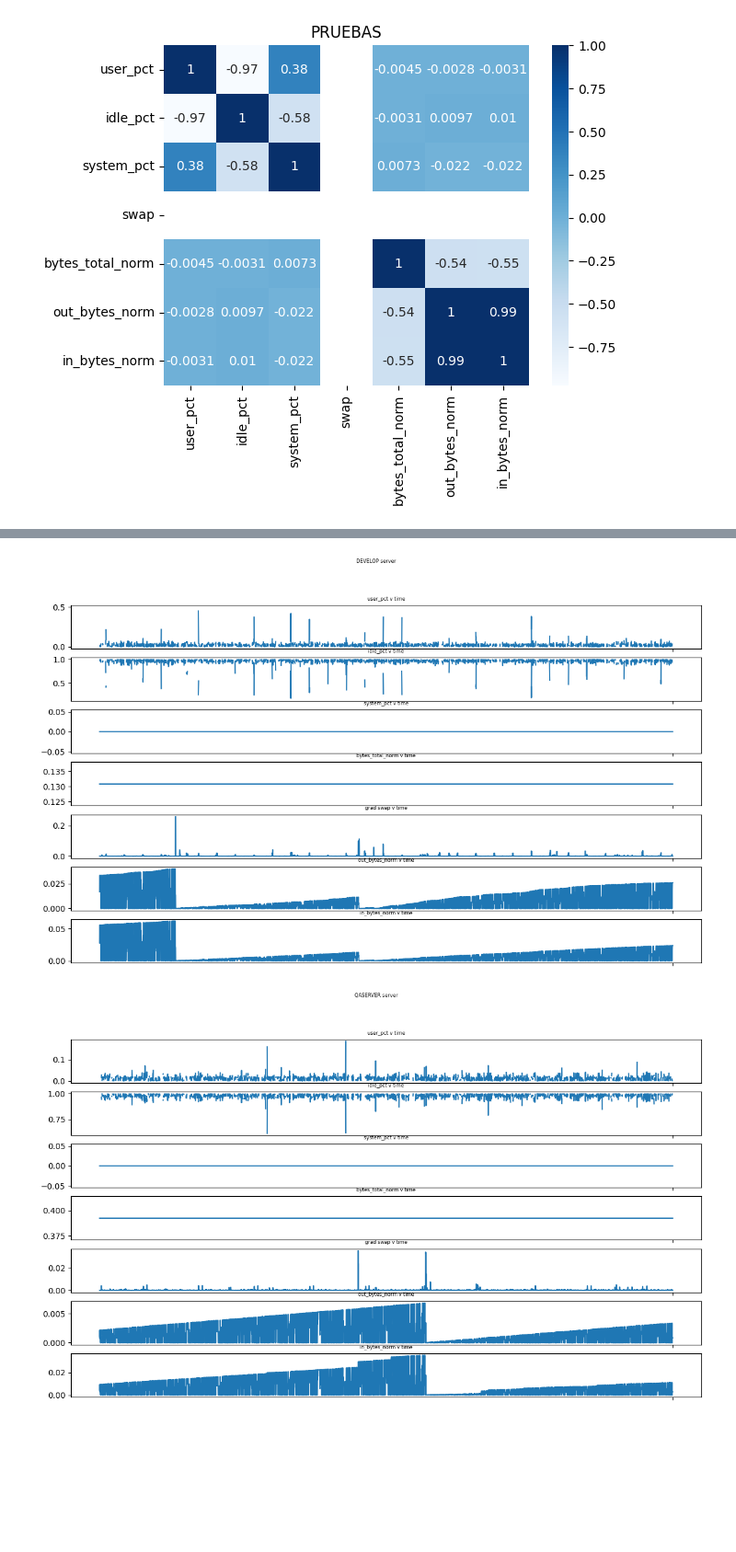
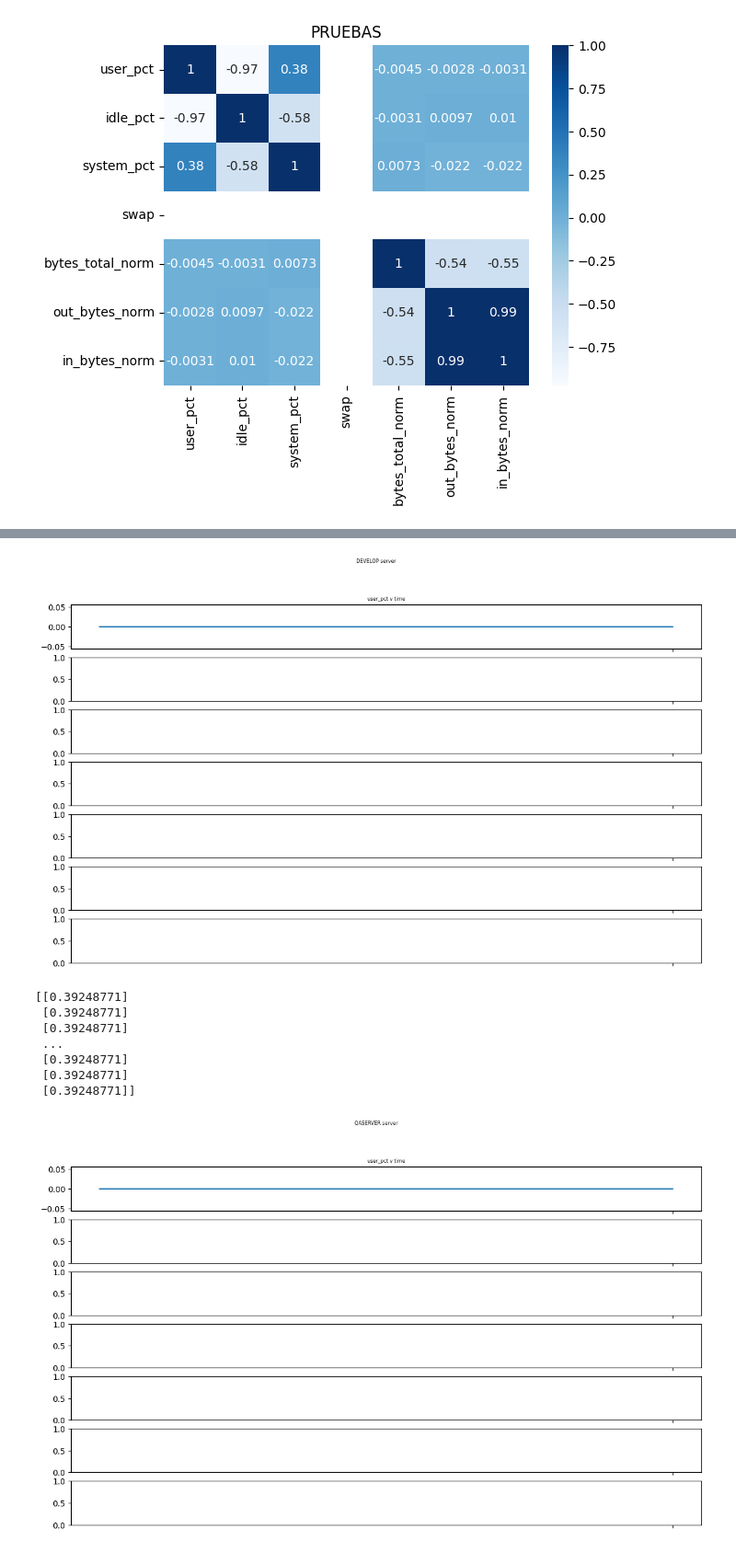
Before and after one commit to ModifiedBear/DSC-Datathon, a Jupyter notebook: RETIME.ipynb, the cells around one changed output, grey strips where cells are left out. Shown at 92% size. Cells and saved outputs as stored; diff of their text form; code cells hidden in the pictures; blank space fills up the shorter version.

```diff
--- a/RETIME.ipynb
+++ b/RETIME.ipynb
@@ -42,7 +42,7 @@ def plot(name):
     data = data.drop(["swap_norm","bytes_total","out_bytes","in_bytes","actual_used_bytes","free","actual_used_pct","swap_free"],axis=1)
 
     time = data["@timestamp"]
-    time = time[1:]
+    time = time
     time_tick = [""]#data["@timestamp"][::500]
 
     user_pct = data["user_pct"]
@@ -54,66 +54,75 @@ def plot(name):
     in_bytes_norm = data["in_bytes_norm"]
 
     N_bytes_total_norm = np.zeros((len(out_bytes_norm),1))
+    C_bytes_tot = 0
     N_out_bytes = np.zeros((len(out_bytes_norm),1))
+    C_bytes_out = 0
     N_in_bytes = np.zeros((len(out_bytes_norm),1))
+    C_bytes_in = 0
     N_swap = np.zeros((len(out_bytes_norm),1))
+    C_swap = 0
 
     for i in range(len(out_bytes_norm)):
         if (np.isnan(out_bytes_norm[i])==True):
-            if i == 0:
-                N_out_bytes[i] = 0
-            else:
+            if i != 0:
                 N_out_bytes[i] = N_out_bytes[i-1]
+        elif (C_bytes_out == 0):
+            N_out_bytes[i] = out_bytes_norm[i]
+            C_bytes_out = i
         else:
             N_out_bytes[i] = out_bytes_norm[i]
         if (np.isnan(in_bytes_norm[i])==True):
-            if i == 0:
-                N_in_bytes[i] = in_bytes_norm[i+1]
-            else:
+            if i != 0:
                 N_in_bytes[i] = N_in_bytes[i-1]
+        elif(C_bytes_in == 0):
+            N_in_bytes[i] = in_bytes_norm[i]
+            C_bytes_in = i
         else:
             N_in_bytes[i] = in_bytes_norm[i]
         if (np.isnan(swap[i])==True):
-            if i == 0:
-                N_swap[i] = 0
-            else:
+            if i != 0:
                 N_swap[i] = N_swap[i-1]
+        elif(C_swap == 0):
+            N_swap[i] = swap[i]
+            C_swap = i
         else:
             N_swap[i] = swap[i]
         if (np.isnan(bytes_total_norm[i])==True):
-            if i == 0:
-                N_bytes_total_norm[i] = 0
-            else:
+            if i != 0:
                 N_bytes_total_norm[i] = N_bytes_total_norm[i-1]
+        elif(C_bytes_tot == 0):
+            N_bytes_total_norm[i] = bytes_total_norm[i]
+            C_bytes_tot = i
         else:
             N_bytes_total_norm[i] = bytes_total_norm[i]
+    N_bytes_total_norm[0] = N_bytes_total_norm[1]
 
-    grad_tot_byte = np.abs(np.gradient(N_bytes_total_norm[1:].flatten()))
-    grad_swap = np.abs(np.gradient(N_swap[1:].flatten()))
+    grad_tot_byte = np.abs(np.gradient(N_bytes_total_norm[C_bytes_tot+1:].flatten()))
+    grad_swap = np.abs(np.gradient(N_swap[C_swap + 1:].flatten()))
 
     fig, (ax1, ax2, ax3, ax4, ax5, ax6, ax7) = plt.subplots(7,sharex=True,figsize=(14,8))
     fig.suptitle(name + " server",fontsize = 6)
 
-    ax1.plot(time, user_pct[1:])
+    ax1.plot(time[C_bytes_tot+1:], grad_tot_byte)
     ax1.set_title("user_pct v time",fontsize = 6)
 
-    ax2.plot(time, idle_pct[1:])
-    ax2.set_title("idle_pct v time",fontsize = 6)
+    # ax2.plot(time, idle_pct[1:])
+    # ax2.set_title("idle_pct v time",fontsize = 6)
 
-    ax3.plot(time, grad_tot_byte)
-    ax3.set_title("grad_tot_byte v time",fontsize = 6)
+    # ax3.plot(time, grad_tot_byte)
+    # ax3.set_title("grad_tot_byte v time",fontsize = 6)
 
-    ax4.plot(time, N_bytes_total_norm[1:])
-    ax4.set_title("bytes_total_norm v time",fontsize = 6)
+    # ax4.plot(time, N_bytes_total_norm[1:])
+    # ax4.set_title("bytes_total_norm v time",fontsize = 6)
 
-    ax5.plot(time, grad_swap)
-    ax5.set_title("grad_swap v time",fontsize = 6)
+    # ax5.plot(time, grad_swap)
+    # ax5.set_title("grad_swap v time",fontsize = 6)
 
-    ax6.plot(time, N_out_bytes[1:])
-    ax6.set_title("out_bytes_norm v time",fontsize = 6)
+    # ax6.plot(time, N_out_bytes[1:])
+    # ax6.set_title("out_bytes_norm v time",fontsize = 6)
 
-    ax7.plot(time, N_in_bytes[1:])
-    ax7.set_title("in_bytes_norm v time",fontsize = 6)
+    # ax7.plot(time, N_in_bytes[1:])
+    # ax7.set_title("in_bytes_norm v time",fontsize = 6)
 
     plt.xticks(rotation=30)
     plt.xticks(time_tick)
@@ -130,2 +146,9 @@ start()
-[figure, old version]
+[figure, new version]
+[[0.39248771]
+ [0.39248771]
+ [0.39248771]
+ ...
+ [0.39248771]
+ [0.39248771]
+ [0.39248771]]
-[figure, old version]
+[figure, new version]
```
Also changed, not shown: parts of 1 cell of this notebook.
